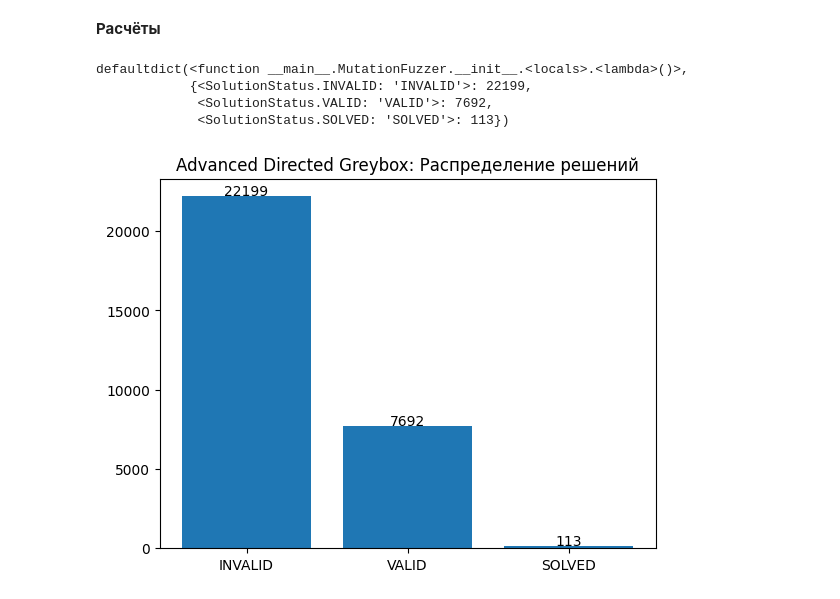
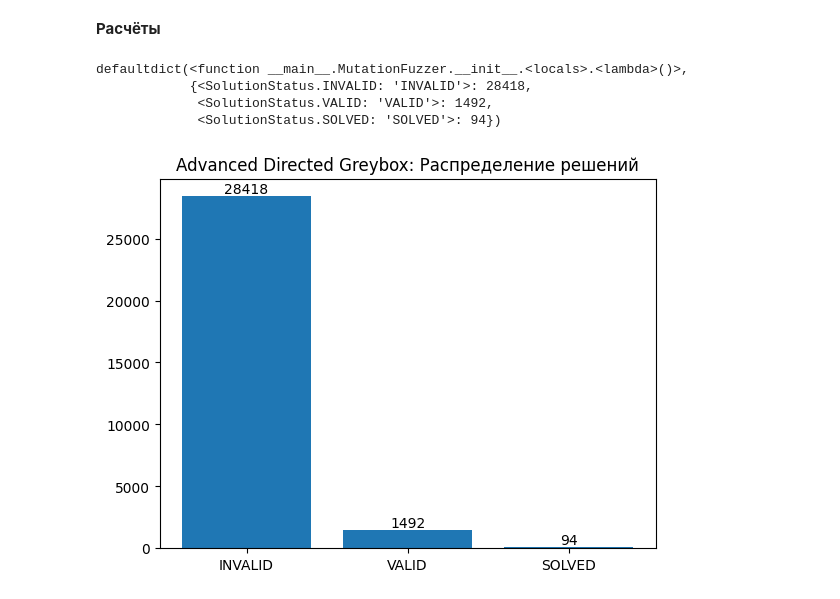
Before and after one commit to endygamedev/fuzzer-maze-solver, a Jupyter notebook: fuzzer-maze-solver.ipynb, the cells around one changed output. Drawn from its saved outputs; the diff is of its cells as text; code cells hidden in the pictures.

```diff
--- a/fuzzer-maze-solver.ipynb
+++ b/fuzzer-maze-solver.ipynb
@@ -628,7 +629,7 @@ class Individual:
         *,
         data: str,
         calls: frozenset[str] = set(),
-        distance: float = 0,
+        distance: float = float("-inf"),
         energy: float = 0
     ) -> None:
         self.data = data
@@ -652,6 +653,7 @@ class DirectedFuzzer(MutationFuzzer):
         self: Self,
         *,
         target: Callable[..., Any],
+        goal: str,
         seed: set[Individual],
         min_mutations: int,
         max_mutations: int,
@@ -676,7 +678,7 @@ class DirectedFuzzer(MutationFuzzer):
         source = "".join(getsourcelines(getmodule(maze))[0])
         adjacency_list = builder.build(source)
         graph = nx.Graph(adjacency_list)
-        self.distances = dict(nx.shortest_path_length(graph, source=target.__name__))
+        self.distances = dict(nx.shortest_path_length(graph, source=goal))
 
         self.init()
 
@@ -702,15 +704,10 @@ class DirectedFuzzer(MutationFuzzer):
 
     def assign_energy(self: Self) -> None:
         for individual in self.population:
-            if individual.distance <= 0:
-                num_dist = 0
-                sum_dist = 0
-                for function in individual.calls:
-                    if function in self.distances:
-                        sum_dist += self.distances[function]
-                        num_dist += 1
-                if num_dist > 0:
-                    individual.distance = sum_dist / num_dist
+            if individual.distance < 0:
+                individual_distances = [self.distances[function] for function in individual.calls if function in self.distances]
+                if individual_distances:
+                    individual.distance = mean(individual_distances)
                     individual.energy = self.energy_distribution(individual.distance, self.exponent)
 
     def create_candidate(self: Self) -> Individual:
@@ -817,6 +810,7 @@ __Расчёты__
 # %%
 advanced_directed_fuzzer = DirectedFuzzer(
                         target=maze,
+                        goal="tile_6_7",
                         seed={Individual(data="DD"), Individual(data="U"), Individual(data="L"), Individual(data="R")},
                         min_mutations=1,
                         max_mutations=3,
@@ -828,20 +822,20 @@ advanced_directed_fuzzer.fuzz()
 advanced_directed_fuzzer.stats
 # %% [output]
 defaultdict(<function __main__.MutationFuzzer.__init__.<locals>.<lambda>()>,
-            {<SolutionStatus.INVALID: 'INVALID'>: 22199,
-             <SolutionStatus.VALID: 'VALID'>: 7692,
-             <SolutionStatus.SOLVED: 'SOLVED'>: 113})
+            {<SolutionStatus.INVALID: 'INVALID'>: 28418,
+             <SolutionStatus.VALID: 'VALID'>: 1492,
+             <SolutionStatus.SOLVED: 'SOLVED'>: 94})
 # %%
 x = list(map(lambda status: status.value, advanced_directed_fuzzer.stats.keys()))
 y = list(advanced_directed_fuzzer.stats.values())
 
 fig, ax = plt.subplots()
 ax.yaxis.get_major_formatter().set_scientific(False)
 ax.yaxis.get_major_formatter().set_useOffset(False)
 plt.title("Advanced Directed Greybox: Распределение решений")
-add_bar_labels(x, y, padding=80)
+add_bar_labels(x, y, padding=200)
 
 plt.bar(x, y)
 plt.show()
 # %% [output]
-[figure, old version]
+[figure, new version]
```
Also changed, not shown: parts of 14 cells of this notebook.
